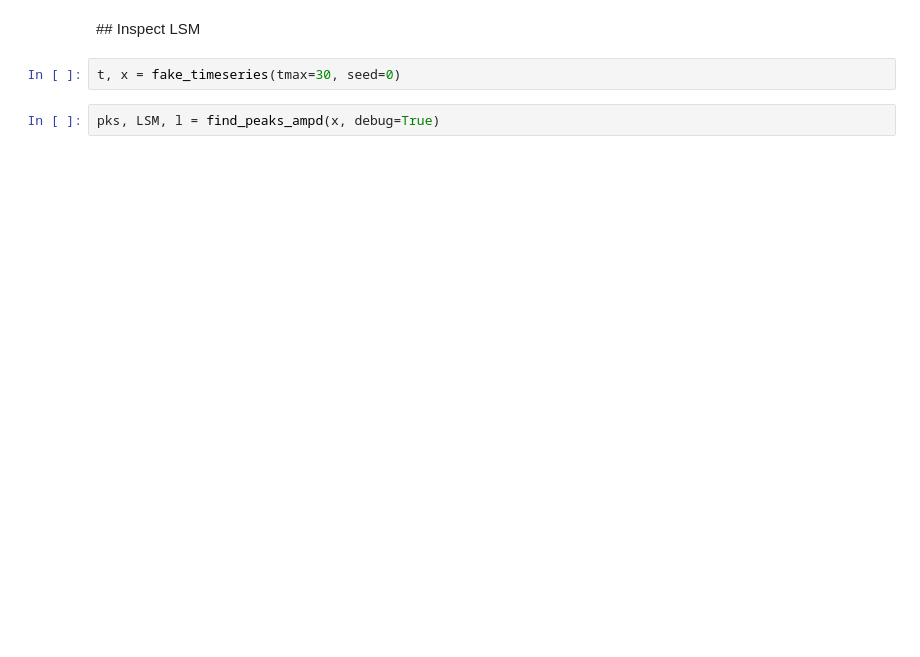
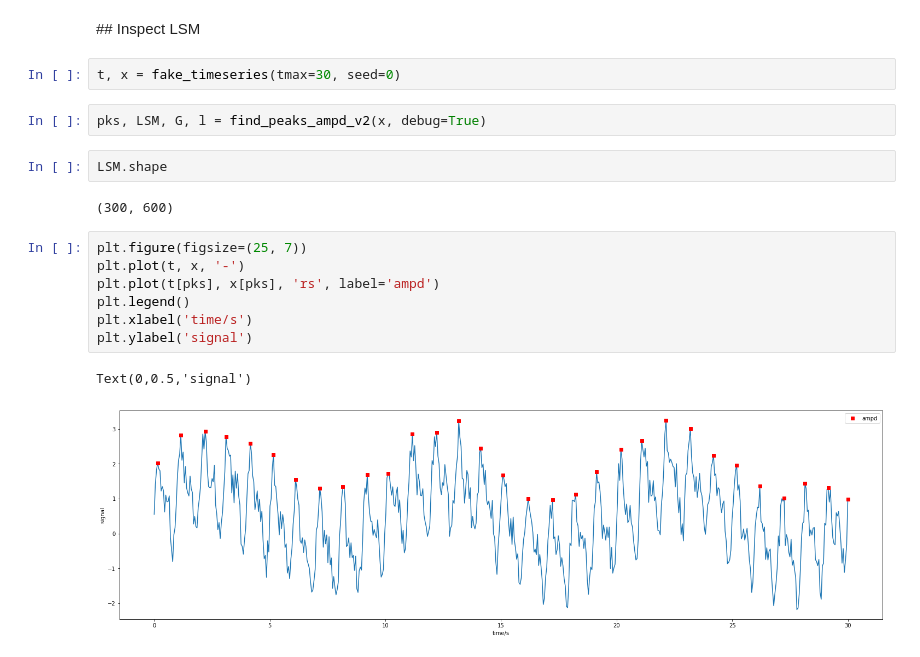
Before and after one commit to ig248/pyampd, a Jupyter notebook: ampd.ipynb, the cells around one changed output. Cells and saved outputs as stored; diff of their text form; blank space fills up the shorter version.

```diff
--- a/ampd.ipynb
+++ b/ampd.ipynb
@@ -72,7 +75,21 @@ Wall time: 333 ms
 # %%
 t, x = fake_timeseries(tmax=30, seed=0)
 # %%
-pks, LSM, l = find_peaks_ampd(x, debug=True)
+pks, LSM, G, l = find_peaks_ampd_v2(x, debug=True)
+# %%
+LSM.shape
+# %% [output]
+(300, 600)
+# %%
+plt.figure(figsize=(25, 7))
+plt.plot(t, x, '-')
+plt.plot(t[pks], x[pks], 'rs', label='ampd')
+plt.legend()
+plt.xlabel('time/s')
+plt.ylabel('signal')
+# %% [output]
+Text(0,0.5,'signal')
+[figure, added]
 # %%
 fig, (ax0, ax1) = plt.subplots(ncols=2, figsize=(15, 5))
 ax = ax0
```
Also changed, not shown: parts of 8 cells of this notebook, 1 other file.
